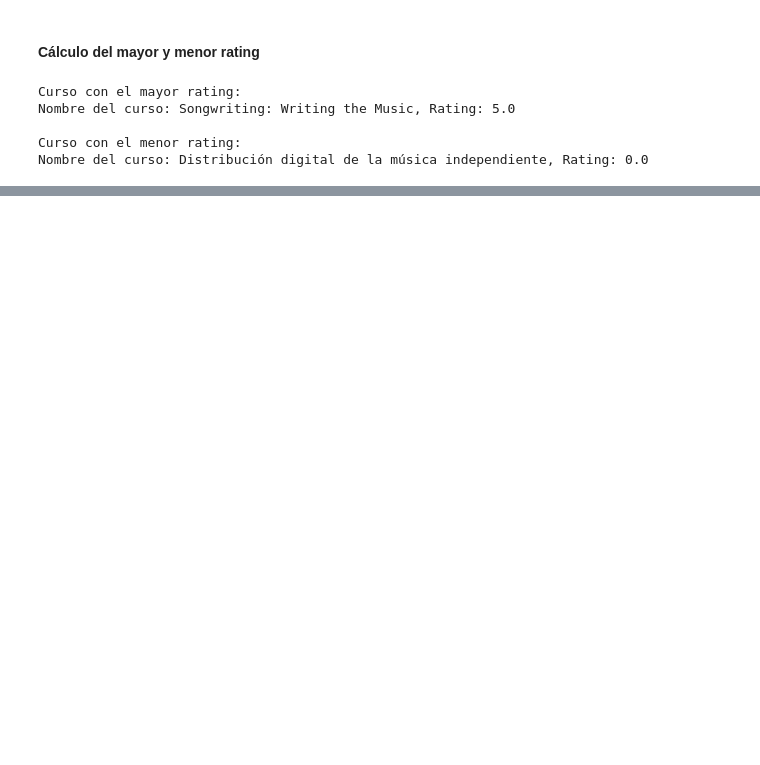
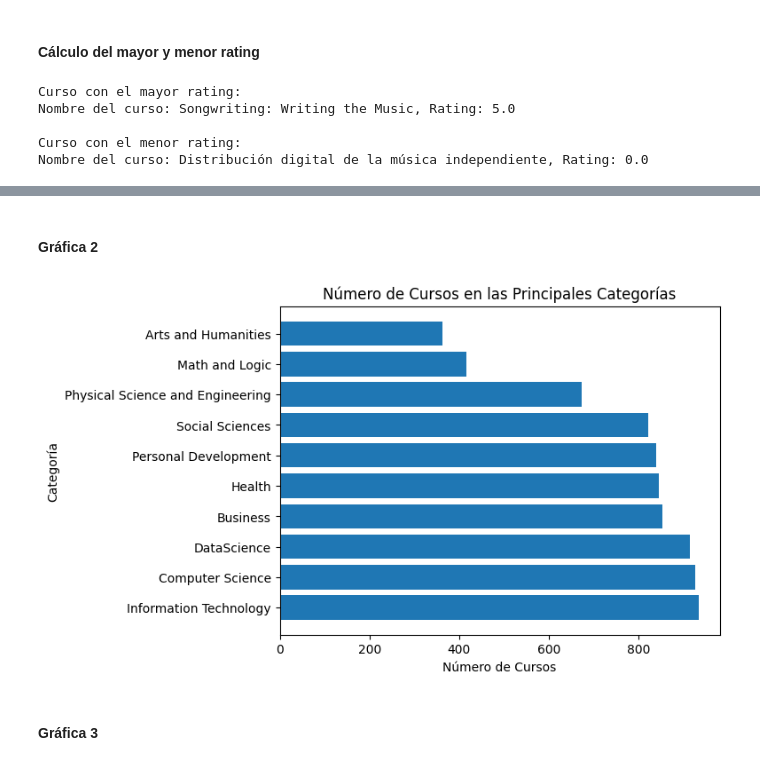
Before and after one commit to AndreRD1026/SS2_202010816, a Jupyter notebook: Practica2/Practica2.ipynb, the cells around one changed output, grey strips where cells are left out. Drawn from its saved outputs; the diff is of its cells as text; code cells hidden in the pictures; blank space fills up the shorter version.

```diff
--- a/Practica2/Practica2.ipynb
+++ b/Practica2/Practica2.ipynb
@@ -105,0 +154,27 @@ Nombre del curso: Distribución digital de la música independiente, Rating: 0.0
+# %% [markdown]
+#### Gráfica 2
+# %%
+# Concatenar todas las listas de keywords en una sola lista
+all_keywords = [keyword.strip("[]").replace("'", "").split(", ") for keyword in dataframe['Keyword']]
+all_keywords_flat = [keyword for sublist in all_keywords for keyword in sublist]
+
+# Contar la frecuencia de cada keyword
+keyword_counts = pd.Series(all_keywords_flat).value_counts()
+
+# Seleccionar las 10 categorías principales
+top_categories = keyword_counts.head(10)
+
+# Crear la gráfica de barras horizontal
+plt.barh(top_categories.index, top_categories.values)
+
+# Configurar el título y las etiquetas de los ejes
+plt.title('Número de Cursos en las Principales Categorías')
+plt.xlabel('Número de Cursos')
+plt.ylabel('Categoría')
+
+# Mostrar la gráfica
+plt.show()
+# %% [output]
+[figure, added]
+# %% [markdown]
+#### Gráfica 3
```
Also changed, not shown: parts of 8 cells of this notebook.
